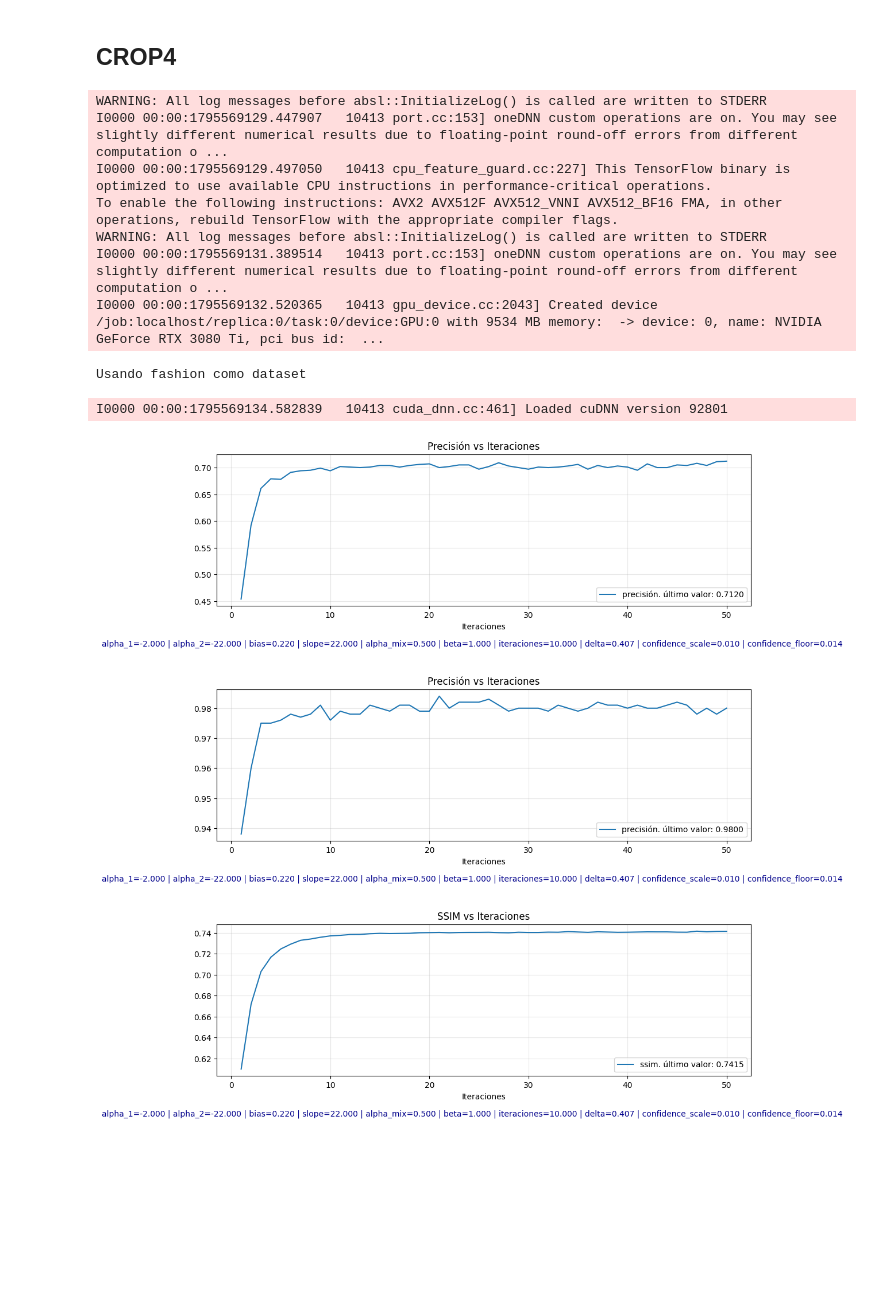
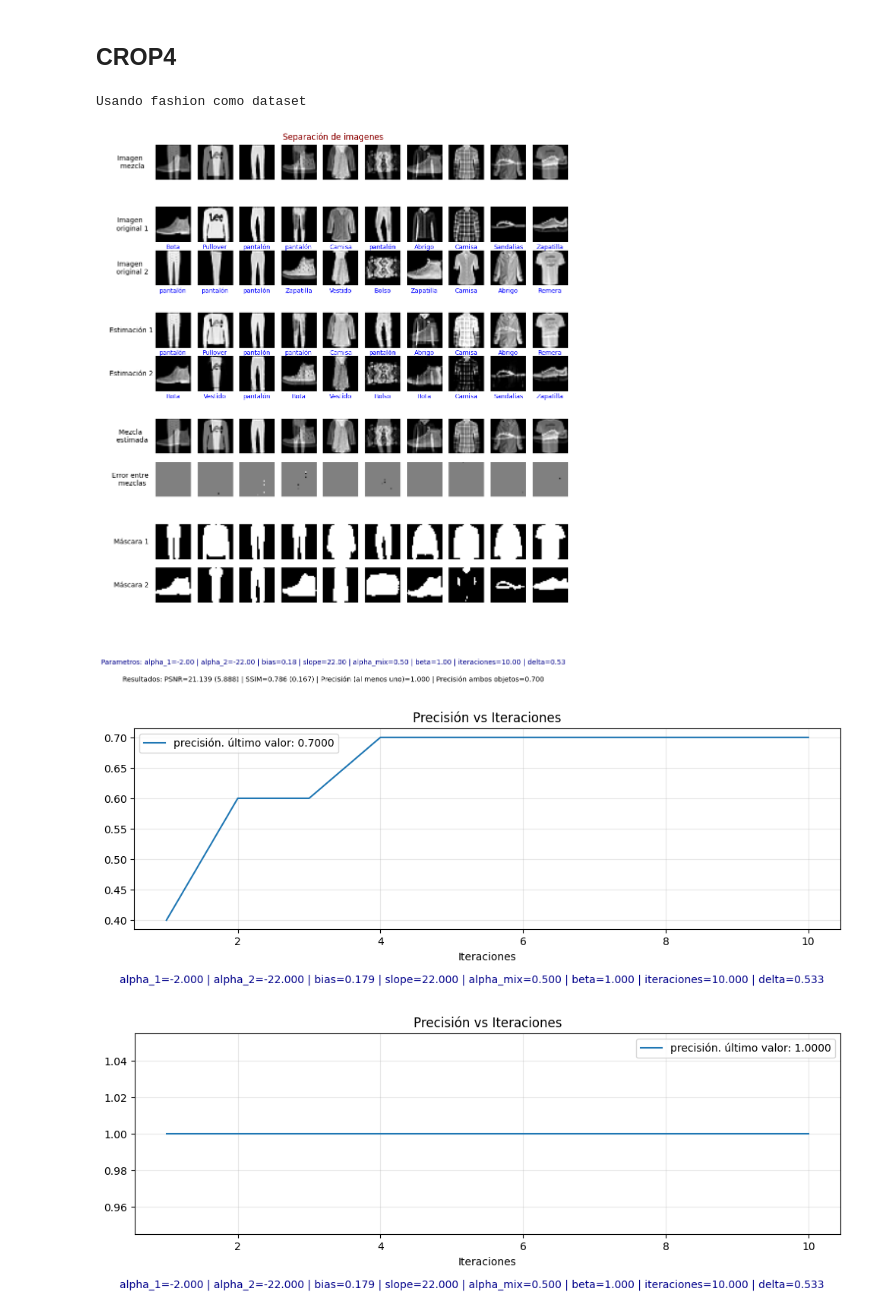
Before and after one commit to SantiagoGalan/CROP_1, a Jupyter notebook: project/experiments/imporve_separation/separation.ipynb, the cells around one changed output. Saved outputs shown, nothing was run; the diff lists cells and outputs as text; code cells hidden in the pictures; blank space fills up the shorter version.

```diff
--- a/project/experiments/imporve_separation/separation.ipynb
+++ b/project/experiments/imporve_separation/separation.ipynb
@@ -142,8 +128,8 @@ importlib.reload(crop4_module)
 
 SEED = 3333
 DATASET = "fashion"
-N_IMAGES = 1000
-ITERATIONS = 50
+N_IMAGES = 10
+ITERATIONS = 10
 LATENT_DIM = 64
 INTERMEDIATE_DIM = 256
 
@@ -155,11 +141,12 @@ data = Loader.data(dataset=DATASET)
 
 # Misma configuración que la prueba de separación de la celda anterior.
 params_crop4 = {
-    'delta': 0.4068296176463726,
-    'confidence_scale': 0.01026602506160993,
-    'confidence_floor': 0.013993814029776234,
+    #'delta': 0.4068296176463726,
+    #'confidence_scale': 0.01026602506160993,
+    #'confidence_floor': 0.013993814029776234,
     "alpha_mix":0.5,
-}
+'bias': 0.17884068952990134,
+'delta': 0.5325422090491226}
 
 
 
@@ -173,46 +160,38 @@ result_crop4 = c_crop4.unmix(
     iterations=ITERATIONS,
     params=params_crop4,
     labels=data["labels"],
-    show_image=False,
+    show_image=True,
     show_all_curves=True,
     data_save_dir=str(project_root / "project" / "experiments" / "imporve_separation" / "data"),
     notebook_name="separation_crop4",
     run_metadata={
         "dataset": DATASET, "cvae": cvae_name, "seed": SEED,
         "variant": "crop4",
         "model_module": crop4_module.__name__,
     },
 )
 reconstructions_crop4 = (
     np.array(c_crop4.source1_estimation),
     np.array(c_crop4.source2_estimation),
 )
 
 print("\nResultados de Crop4")
 print({key: result_crop4[key] for key in (
     "recon_bpsnr", "ssim", "acc_at_least_one", "acc_both"
 )})
 
 # Diagnóstico final de consistencia con la mezcla original.
 mixture_estimation = (
     params_crop4["alpha_mix"] * reconstructions_crop4[0]
     + (1 - params_crop4["alpha_mix"]) * reconstructions_crop4[1]
 )
 absolute_error = np.abs(mixture_estimation - np.asarray(c_crop4.mixed_input))
 print("Error absoluto medio de mezcla:", float(absolute_error.mean()))
 print("Error absoluto máximo de mezcla:", float(absolute_error.max()))
 
 print("Iteraciones ejecutadas:", c_crop4.iteration + 1)
 # %% [output]
-WARNING: All log messages before absl::InitializeLog() is called are written to STDERR
-I0000 00:00:1795569129.447907   10413 port.cc:153] oneDNN custom operations are on. You may see slightly different numerical results due to floating-point round-off errors from different computation o ...
-I0000 00:00:1795569129.497050   10413 cpu_feature_guard.cc:227] This TensorFlow binary is optimized to use available CPU instructions in performance-critical operations.
-To enable the following instructions: AVX2 AVX512F AVX512_VNNI AVX512_BF16 FMA, in other operations, rebuild TensorFlow with the appropriate compiler flags.
-WARNING: All log messages before absl::InitializeLog() is called are written to STDERR
-I0000 00:00:1795569131.389514   10413 port.cc:153] oneDNN custom operations are on. You may see slightly different numerical results due to floating-point round-off errors from different computation o ...
-I0000 00:00:1795569132.520365   10413 gpu_device.cc:2043] Created device /job:localhost/replica:0/task:0/device:GPU:0 with 9534 MB memory:  -> device: 0, name: NVIDIA GeForce RTX 3080 Ti, pci bus id:  ...
+Usando fashion como dataset
-Usando fashion como dataset
-I0000 00:00:1795569134.582839   10413 cuda_dnn.cc:461] Loaded cuDNN version 92801
-[figure, old version]
+[figure, new version]
-[figure, old version]
+[figure, new version]
-[figure, old version]
+[figure, new version]
```
Also changed, not shown: parts of 2 cells of this notebook, 7 other files.
